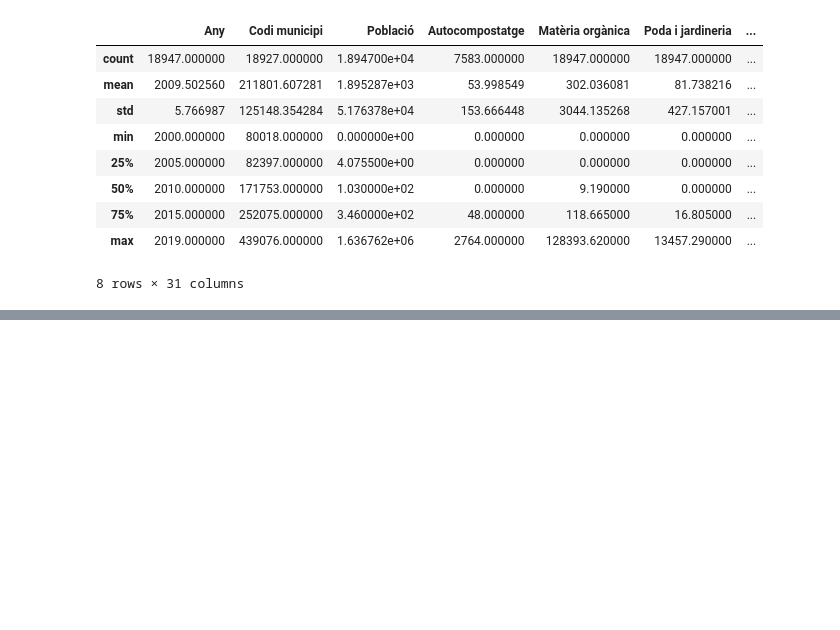
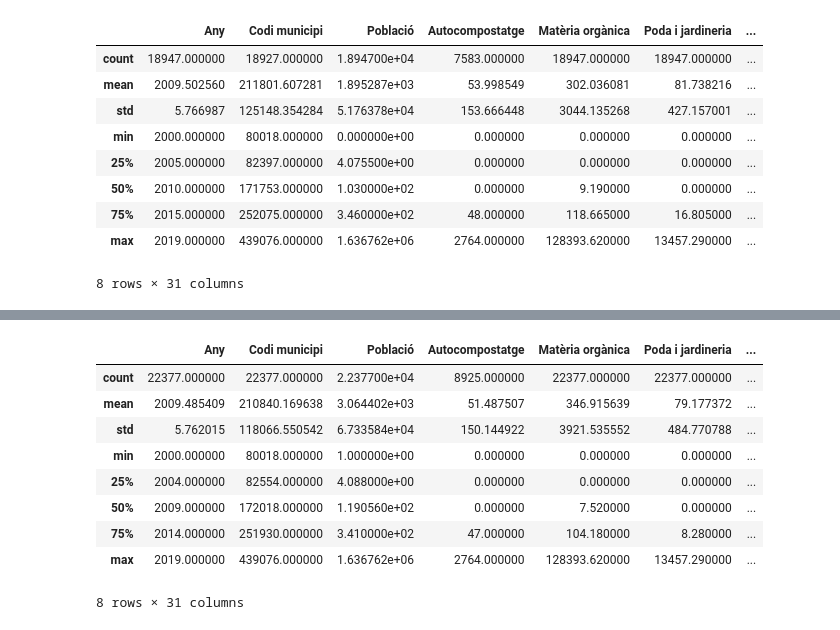
Before and after one commit to quimpm/catalonia_municipal_waste, a Jupyter notebook: visualitzacio.ipynb, the cells around one changed output, grey strips where cells are left out. Cells and saved outputs as stored; diff of their text form; code cells hidden in the pictures; blank space fills up the shorter version.

Commit message:
trying to put geo info

```diff
--- a/visualitzacio.ipynb
+++ b/visualitzacio.ipynb
@@ -11,5 +14,5 @@ import pandas as pd
 # %%
-df = pd.read_csv("Estad_stiques_de_residus_municipals.csv")
+df = pd.read_csv(waste_file)
 df
 # %% [output]
 |  | Any | Codi municipi | Municipi | Comarca | Població | Autocompostatge | Matèria orgànica | ... |
@@ -60,0 +69,3 @@ df.describe()
+# %%
+df1 = df.dropna(subset=['Municipi', 'Comarca'])
+df.info()
@@ -60,0 +90,3 @@ df.describe()
+# %%
+df_no_moianes = df1[df1.Comarca != "Moianès"]
+df_no_moianes
@@ -60,0 +107,13 @@ df.describe()
+# %%
+import geopandas
+
+def read_geofile(path_to_data):
+    return geopandas.read_file(path_to_data)
+
+def add_geometry_region_to_main_df(file, main_df):
+    gdf = read_geofile(file).drop(columns = ["cap_comar", "comarca"])
+    return (pd.merge(gdf, main_df, left_on='nom_comar', right_on='Comarca')
+                .drop_duplicates(keep=False))
+
+geo_df = add_geometry_region_to_main_df("./datasets/comarques-catalunya.geojson", df_no_moianes)
+geo_df.info()
@@ -60,0 +174,13 @@ df.describe()
+# %%
+geo_df.describe()
+# %% [output]
+|  | Any | Codi municipi | Població | Autocompostatge | Matèria orgànica | Poda i jardineria | ... |
+| count | 22377.000000 | 22377.000000 | 2.237700e+04 | 8925.000000 | 22377.000000 | 22377.000000 | ... |
+| mean | 2009.485409 | 210840.169638 | 3.064402e+03 | 51.487507 | 346.915639 | 79.177372 | ... |
+| std | 5.762015 | 118066.550542 | 6.733584e+04 | 150.144922 | 3921.535552 | 484.770788 | ... |
+| min | 2000.000000 | 80018.000000 | 1.000000e+00 | 0.000000 | 0.000000 | 0.000000 | ... |
+| 25% | 2004.000000 | 82554.000000 | 4.088000e+00 | 0.000000 | 0.000000 | 0.000000 | ... |
+| 50% | 2009.000000 | 172018.000000 | 1.190560e+02 | 0.000000 | 7.520000 | 0.000000 | ... |
+| 75% | 2014.000000 | 251930.000000 | 3.410000e+02 | 47.000000 | 104.180000 | 8.280000 | ... |
+| max | 2019.000000 | 439076.000000 | 1.636762e+06 | 2764.000000 | 128393.620000 | 13457.290000 | ... |
+8 rows × 31 columns
```
Also changed, not shown: parts of 8 cells of this notebook, 2 other files.
